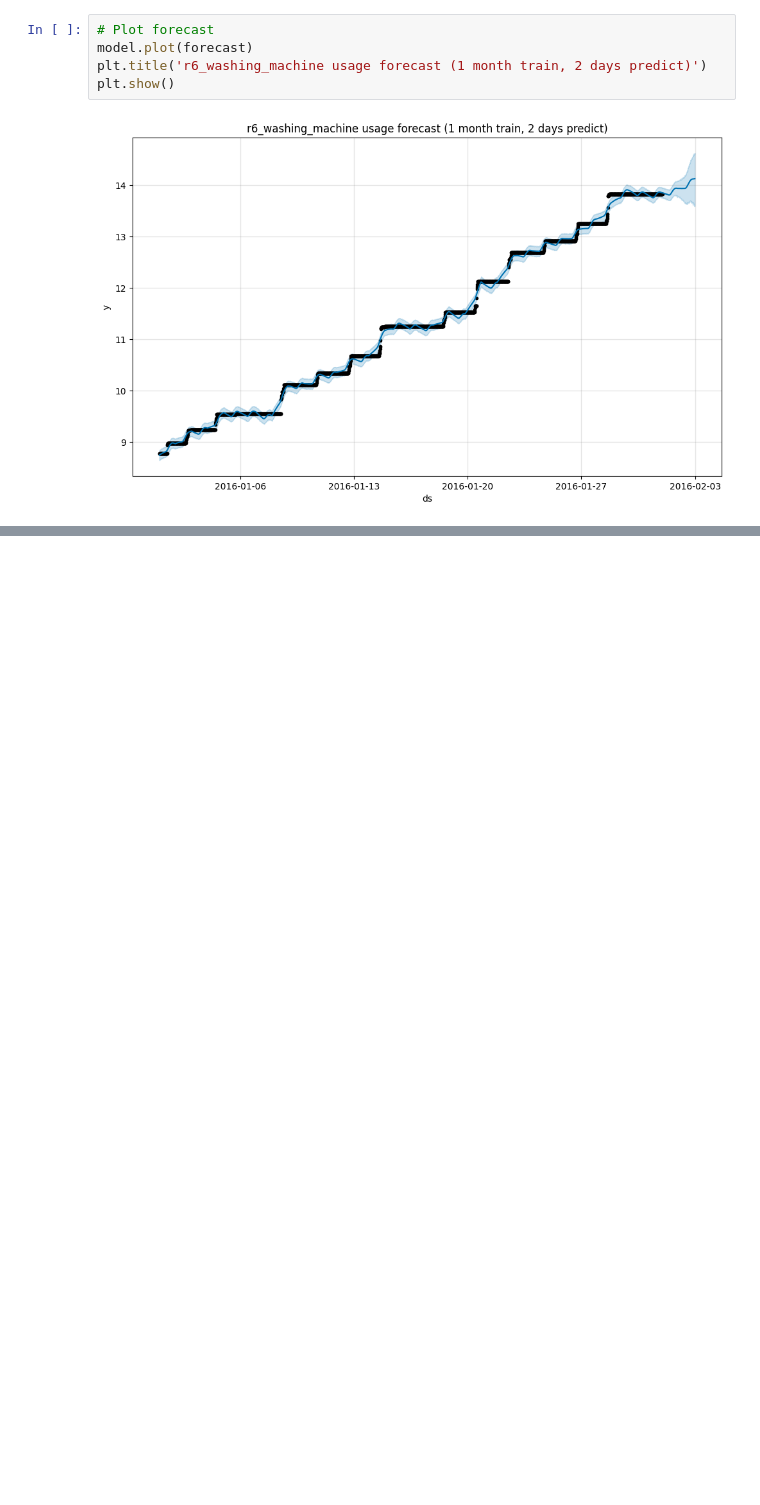
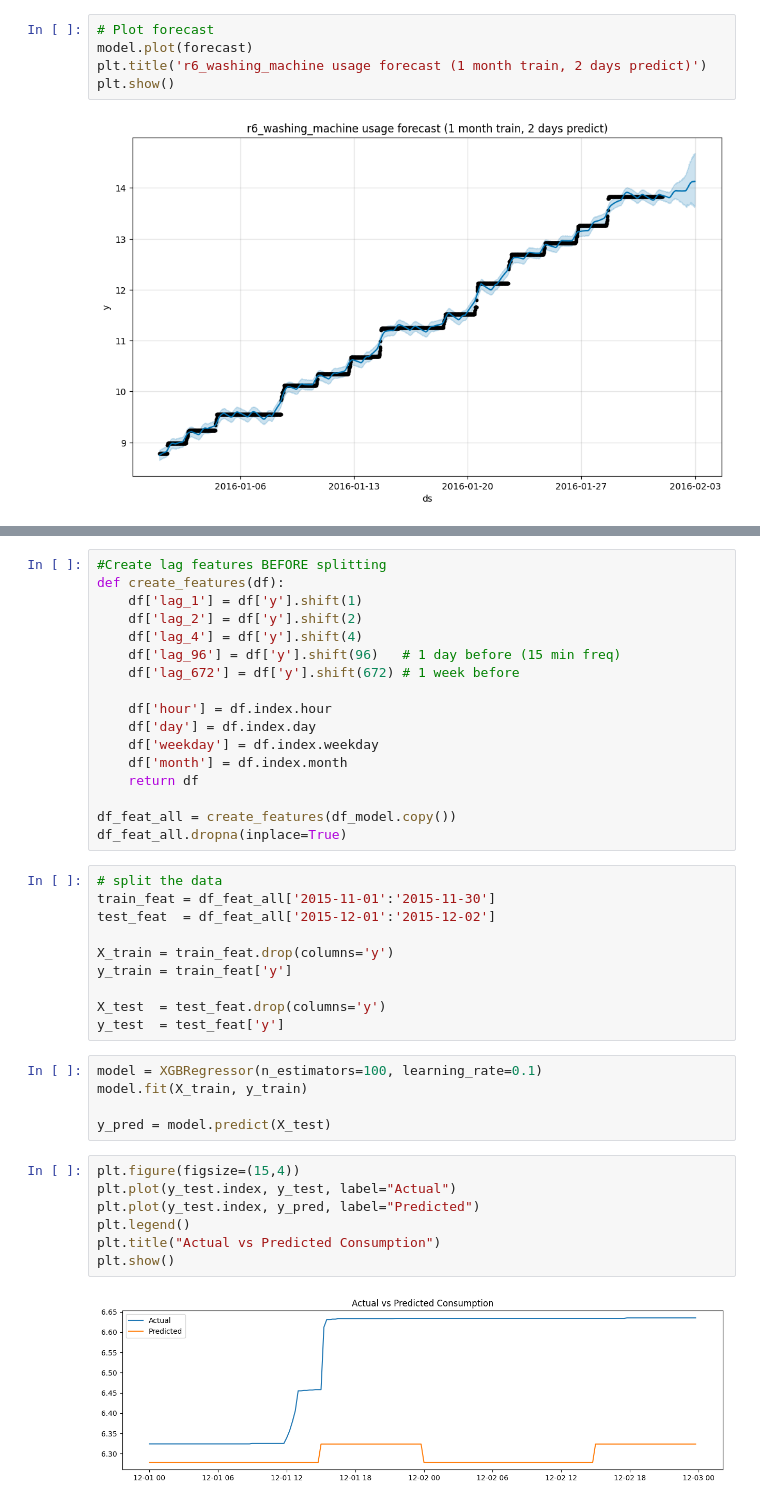
Before and after one commit to roushansr/Energy_Management, a Jupyter notebook: Codebook.ipynb, the cells around one changed output, grey strips where cells are left out. Drawn from its saved outputs; the diff is of its cells as text; blank space fills up the shorter version.

```diff
--- a/Codebook.ipynb
+++ b/Codebook.ipynb
@@ -311,0 +455,41 @@ model.plot_components(forecast)
+# %%
+#Create lag features BEFORE splitting
+def create_features(df):
+    df['lag_1'] = df['y'].shift(1)
+    df['lag_2'] = df['y'].shift(2)
+    df['lag_4'] = df['y'].shift(4)
+    df['lag_96'] = df['y'].shift(96)   # 1 day before (15 min freq)
+    df['lag_672'] = df['y'].shift(672) # 1 week before
+
+    df['hour'] = df.index.hour
+    df['day'] = df.index.day
+    df['weekday'] = df.index.weekday
+    df['month'] = df.index.month
+    return df
+
+df_feat_all = create_features(df_model.copy())
+df_feat_all.dropna(inplace=True)
+# %%
+# split the data
+train_feat = df_feat_all['2015-11-01':'2015-11-30']
+test_feat  = df_feat_all['2015-12-01':'2015-12-02']
+
+X_train = train_feat.drop(columns='y')
+y_train = train_feat['y']
+
+X_test  = test_feat.drop(columns='y')
+y_test  = test_feat['y']
+# %%
+model = XGBRegressor(n_estimators=100, learning_rate=0.1)
+model.fit(X_train, y_train)
+
+y_pred = model.predict(X_test)
+# %%
+plt.figure(figsize=(15,4))
+plt.plot(y_test.index, y_test, label="Actual")
+plt.plot(y_test.index, y_pred, label="Predicted")
+plt.legend()
+plt.title("Actual vs Predicted Consumption")
+plt.show()
+# %% [output]
+[figure, added]
```
Also changed, not shown: parts of 19 cells of this notebook.
